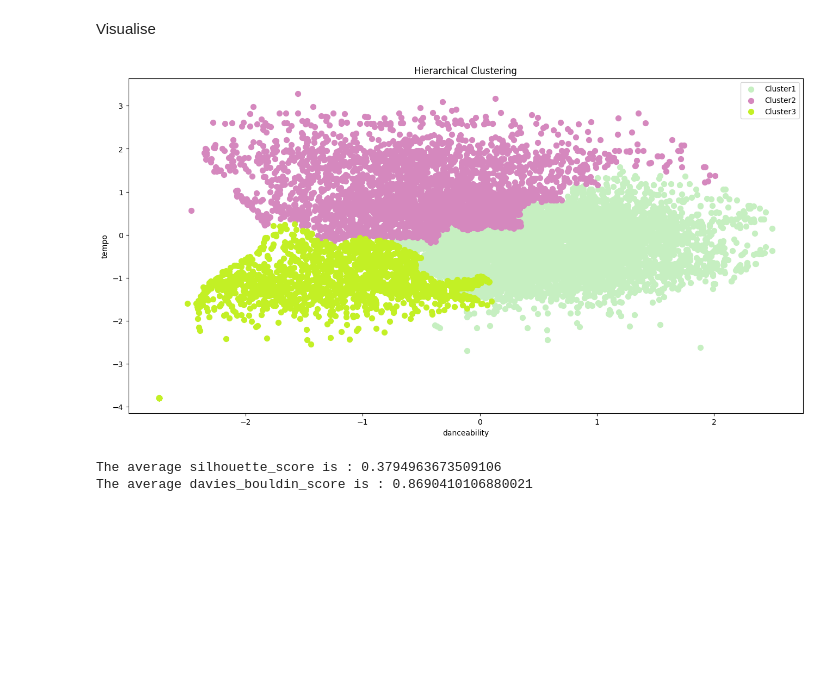
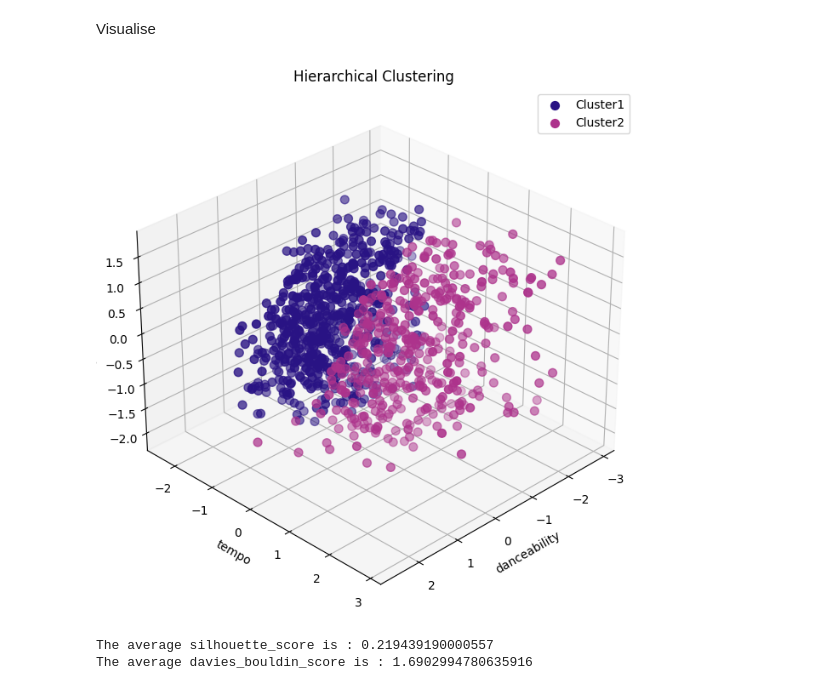
Before and after one commit to huynm116/songs-clustering-project, a Jupyter notebook: hierarchical_clustering.ipynb, the cells around one changed output. Drawn from its saved outputs; the diff is of its cells as text; code cells hidden in the pictures; blank space fills up the shorter version.

```diff
--- a/hierarchical_clustering.ipynb
+++ b/hierarchical_clustering.ipynb
@@ -9,7 +9,7 @@ import matplotlib.pyplot as plt
 Load the data and look at the first few rows:
 # %%
 # Load the dataset into a Pandas dataframe
-data = pd.read_csv('./data/tracks_features.csv' ,sep = ',', nrows=10000)
+data = pd.read_csv('./data/tracks_features.csv' ,sep = ',', nrows=1000)
 print(data.head())  # Print the first few rows of the dataframe
 print(data.describe())   # Print summary statistics for each column
 print(data.info())   # Print information about the dataframe, including the number of rows and columns, and the data types of each column
@@ -140,24 +140,31 @@ X=cluster.fit_predict(data)
 # %% [markdown]
 Visualise
 # %%
+import matplotlib.pyplot as plt
+from mpl_toolkits.mplot3d import Axes3D
+import random
 
-plt.figure(figsize=(16, 8))
-
-import random
+fig = plt.figure(figsize=(12, 8))
+ax = fig.add_subplot(111, projection='3d')
 
 # Generate random colors
 colors = ['#' + ''.join(random.choices('0123456789ABCDEF', k=6)) for _ in range(optimal_num_clusters)]
 
 for cluster_num in range(optimal_num_clusters):
-    plt.scatter(data[X == cluster_num, 0], data[X == cluster_num, 1], s=50, c=colors[cluster_num], label=f'Cluster{cluster_num+1}')
+    ax.scatter(data[X == cluster_num, 0], data[X == cluster_num, 1], data[X == cluster_num, 2], s=50, c=colors[cluster_num], label=f'Cluster{cluster_num+1}')
 
-plt.title('Hierarchical Clustering')
-plt.xlabel('danceability')
-plt.ylabel('tempo')
-plt.legend()
+ax.set_title('Hierarchical Clustering')
+ax.set_xlabel('danceability')
+ax.set_ylabel('tempo')
+ax.set_zlabel('energy')  # Replace 'attribute3' with the actual label for the third attribute
+ax.legend()
+
+# Set initial rotation angles
+ax.view_init(azim=45, elev=30)
+
 plt.show()
 # %% [output]
-[figure, old version]
+[figure, new version]
 # %%
 from sklearn.metrics import silhouette_samples, silhouette_score,davies_bouldin_score
 from sklearn.cluster import AgglomerativeClustering
@@ -174,5 +181,5 @@ davies_bouldin_avg = davies_bouldin_score(data, X)
 
 print("The average davies_bouldin_score is :", davies_bouldin_avg)
 # %% [output]
-The average silhouette_score is : 0.3794963673509106
-The average davies_bouldin_score is : 0.8690410106880021
+The average silhouette_score is : 0.219439190000557
+The average davies_bouldin_score is : 1.6902994780635916
```
Also changed, not shown: parts of 4 cells of this notebook.
